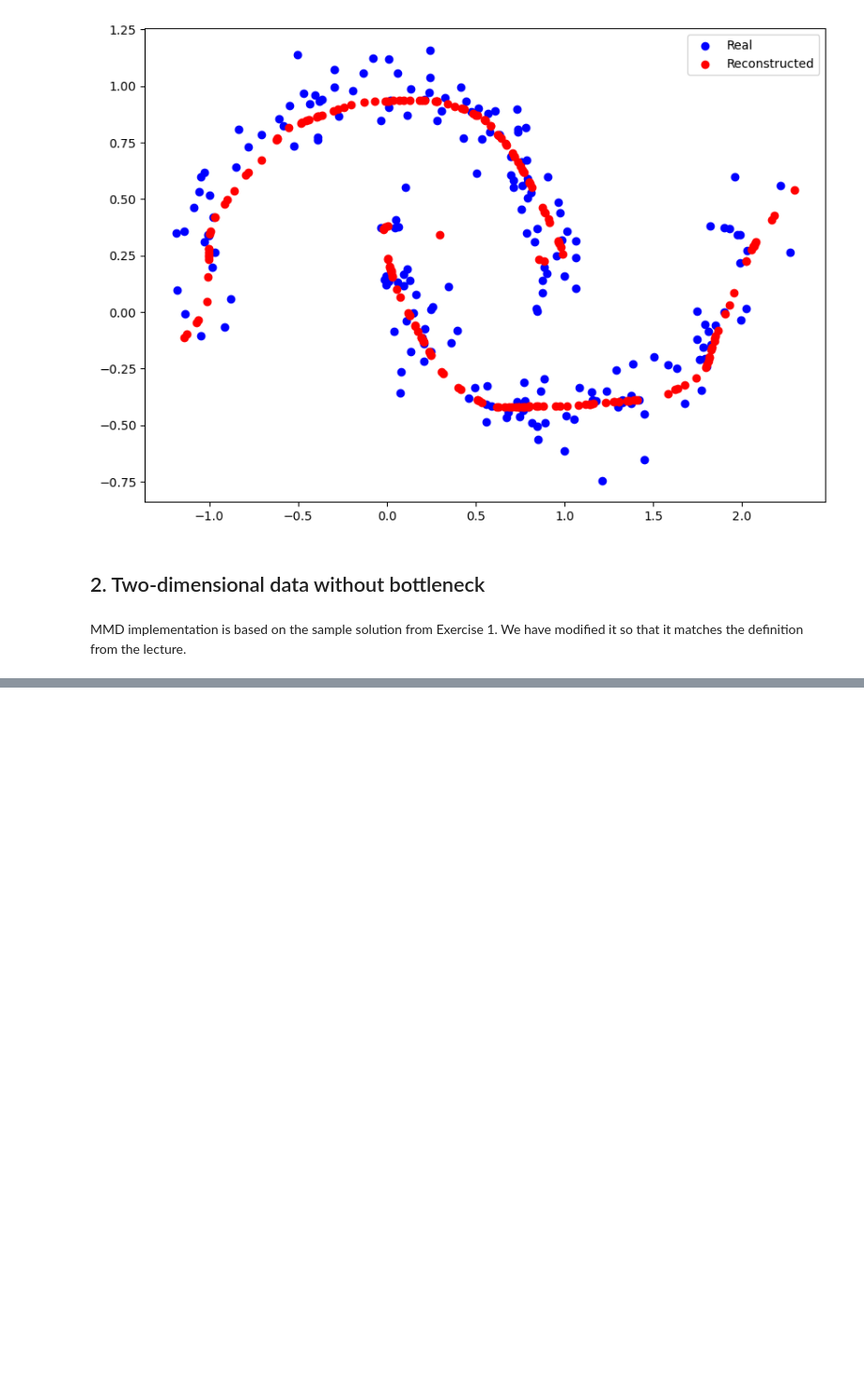
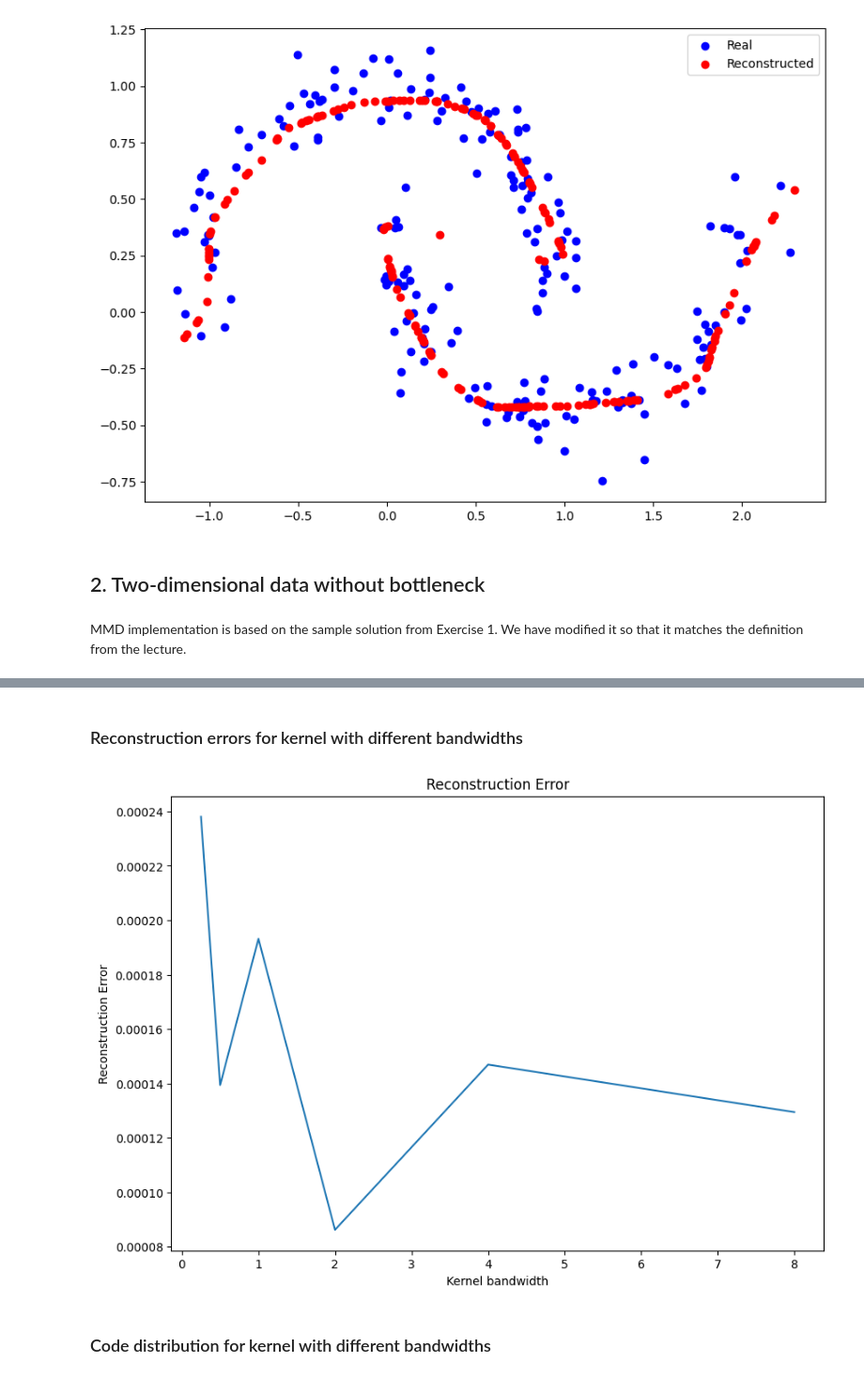
Before and after one commit to PrioteasaAndrei/GAN-Assigment-2, a Jupyter notebook: autoencoders.ipynb, the cells around one changed output, grey strips where cells are left out. Shown at 94% size. Cells and saved outputs as stored; diff of their text form; code cells hidden in the pictures; blank space fills up the shorter version.

```diff
--- a/autoencoders.ipynb
+++ b/autoencoders.ipynb
@@ -431,42 +431,64 @@ def train_mmd_autoencoder(loader, standard_normal_samples, model, optimizer, ker
 
     return Losses
 # %%
-def reconstruct_without_bottleneck(loader,model,weighting_factor,standard_normal_samples,kernel, bandwidth,
+def reconstruct_without_bottleneck(loader,model,
                 vectorized_data_dimension=2,
                 dev = None,):
 
     loss = 0.0
     reconstructed_outputs = []
-    independent = compute_independent(standard_normal_samples, kernel, bandwidth)
+    all_codes = []
     with torch.no_grad():
         for i,(batch_features, _) in enumerate(loader):
             batch_features = batch_features.view(-1, vectorized_data_dimension).to(dev)
             outputs        = model(batch_features)
             codes          = model.encoder(batch_features)
+            all_codes.append(codes)
             reconstructed_outputs.append(outputs)
             criterion      = torch.nn.MSELoss()
-            test_loss      = weighting_factor * criterion(outputs, batch_features) + (1 - weighting_factor) * mmd2(codes.detach().numpy(), standard_normal_samples, kernel, bandwidth, independent)
+            test_loss      = criterion(outputs, batch_features)
             loss          += test_loss.item()
 
 
-    return loss, torch.cat(reconstructed_outputs,dim=0)
+    return loss, torch.cat(reconstructed_outputs,dim=0), all_codes
 # %%
 batch_size = 32
 weighting_factor = 0.5
 mean = [0, 0]
 cov = [[1, 0], [0, 1]]
-bandwidths = [1., 2., 4.]
-nr_samples = 500
+bandwidths = [0.25, 0.5, 1., 2., 4., 8.]
+nr_samples = DATASET_SAMPLES
 standard_normal_samples = np.random.multivariate_normal(mean, cov, nr_samples)
 train_loader, test_loader, X_train, X_test, y_train, y_test = make_dataset(no_samples = DATASET_SAMPLES,
                                                                            noise = 0.1,
                                                                            random_state = SEED,
                                                                            batch_size = batch_size)
-autoenc_without_bottleneck = Autoencoder(input_dim=2,h_dim=100,latent_dim=2,layers=3)
-optimizer = torch.optim.Adam(autoenc.parameters(),lr = LR)
 kernel = squared_exponential_kernel
 # %%
+reconstruction_errors = []
+all_codes = []
 for bandwidth in bandwidths:
+    autoenc_without_bottleneck = Autoencoder(input_dim=2,h_dim=100,latent_dim=2,layers=3)
+    optimizer = torch.optim.Adam(autoenc_without_bottleneck.parameters(),lr = LR)
+
+    # train autoencoder without bottleneck
     Losses = train_mmd_autoencoder(train_loader, standard_normal_samples, autoenc_without_bottleneck,optimizer,kernel,bandwidth, weighting_factor, N = 25,dev = DEVICE)
-    loss, reconstructed_outputs = reconstruct_without_bottleneck(test_loader,autoenc_without_bottleneck,weighting_factor, standard_normal_samples, kernel, bandwidth,dev=DEVICE)
+
+    # reconstruct test data and plot initial test data + reconstructed data
+    loss, reconstructed_outputs, codes = reconstruct_without_bottleneck(test_loader,autoenc_without_bottleneck, dev=DEVICE)
+    reconstruction_errors.append(loss)
+    all_codes.append(codes)
     plot_reconstructed_2d_data(X_test,reconstructed_outputs.cpu().numpy(), show_plot=False, save_path="autoenc_without_bottleneck/bandwidth_{}.png".format(bandwidth))
+# %% [markdown]
+### Reconstruction errors for kernel with different bandwidths
+# %%
+plt.figure(figsize=(10, 7))
+plt.plot(bandwidths, reconstruction_errors)
+plt.title("Reconstruction Error")
+plt.xlabel('Kernel bandwidth')
+plt.ylabel('Reconstruction Error')
+plt.show()
+# %% [output]
+[figure, added]
+# %% [markdown]
+### Code distribution for kernel with different bandwidths
```
Also changed, not shown: parts of 11 cells of this notebook, 6 other files.
